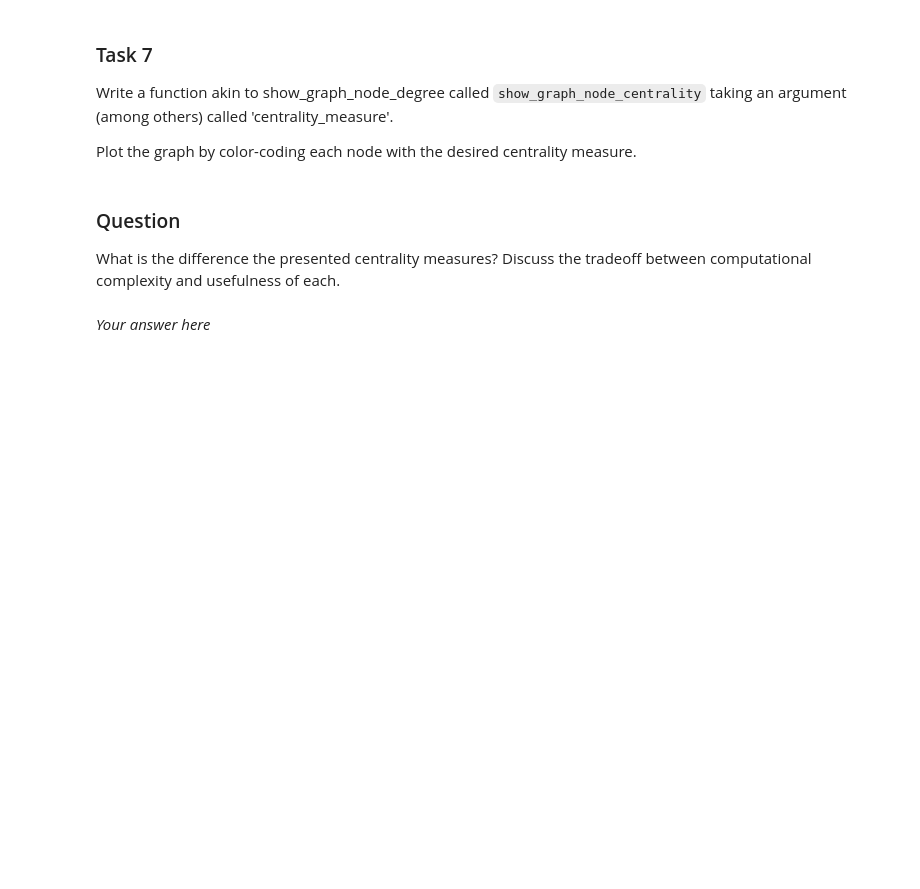
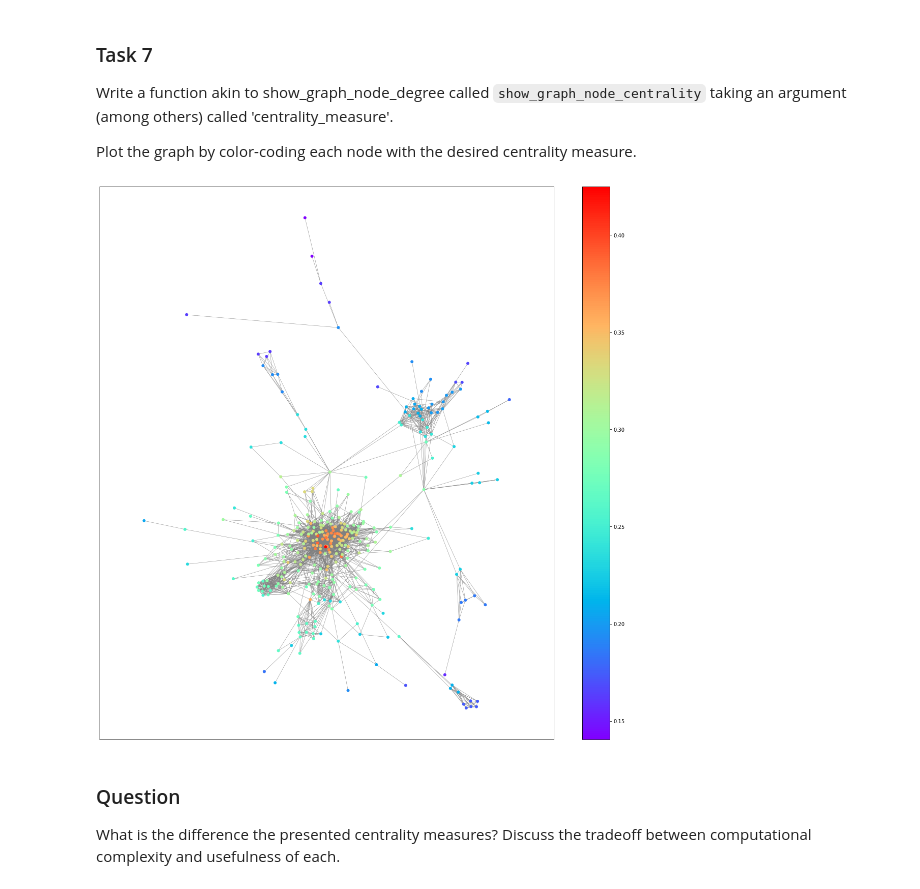
Before and after one commit to Arcticat/TheSocialWeb, a Jupyter notebook: a3_network_group6.ipynb, the cells around one changed output. Cells and saved outputs as stored; diff of their text form; code cells hidden in the pictures; blank space fills up the shorter version.

```diff
--- a/a3_network_group6.ipynb
+++ b/a3_network_group6.ipynb
@@ -685,3 +686,8 @@ nx.set_node_attributes(sG, between_centrality, 'betweenness')
+# %%
+# Your code here
+## closenes centrality
+closeness_centrality = nx.closeness_centrality(sG)
+nx.set_node_attributes(sG, closeness_centrality, 'closeness')
 # %% [markdown]
 ### Task 7
 Write a function akin to show_graph_node_degree called `show_graph_node_centrality` taking an argument (among others) called 'centrality_measure'.
@@ -702,5 +696,41 @@ def show_graph_node_centrality(graph, centrality_measure, show_edge_attribute=Tr
+# %%
+def show_graph_node_centrality(graph, centrality_measure, show_edge_attribute=True):
+
+    if centrality_measure not in ['betweenness', 'eigenvector', 'degree', 'closeness']:
+        raise ValueError
+
+    label_offset=0.08
+    plot_margin=0.1
+
+    # your code here
+    # Repeat the usual steps, but consider user input for 'centrality_measure' to color-code each node.
+    fig, ax = plt.subplots(figsize=(20, 20))
+    # layout nodes
+    node_pos = nx.spring_layout(graph)
+    # get an array with the centrality of each node
+    centralityArray = []
+    for k, v in graph.nodes(data=True):
+        centralityArray.append(v[centrality_measure])
+    # draw nodes on the plot
+    nodes = nx.draw_networkx_nodes(graph, node_pos, node_size=25, node_color=centralityArray, cmap=plt.cm.rainbow)
+    # draw edges
+    edges = nx.draw_networkx_edges(graph, node_pos, width=0.5, edgelist=graph.edges(), edge_color="#808080")
+    # adjust the size of the plot
+    xs = [p[0] for p in node_pos.values()]
+    ys = [p[1] for p in node_pos.values()]
+    ax.set_xlim((min(xs) - plot_margin, max(xs) + plot_margin))
+    ax.set_ylim((min(ys) - plot_margin, max(ys) + plot_margin))
+    # give a color bar
+    plt.colorbar(nodes)
+
+    plt.show()
+    pass
+# %%
+#show_graph_node_centrality(sG, 'betweenness')
+#show_graph_node_centrality(sG, 'eigenvector')
+show_graph_node_centrality(sG, 'closeness')
+# %% [output]
+[figure, added]
 # %% [markdown]
 ### Question
 What is the difference the presented centrality measures? Discuss the tradeoff between computational complexity and usefulness of each.
-# %% [markdown]
-*Your answer here*
```
Also changed, not shown: parts of 21 cells of this notebook.
